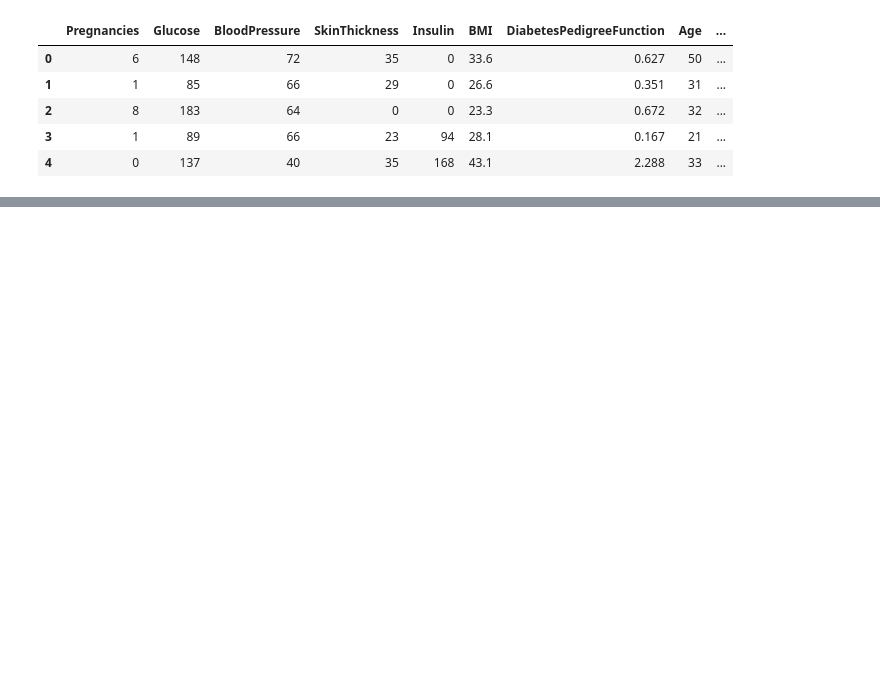
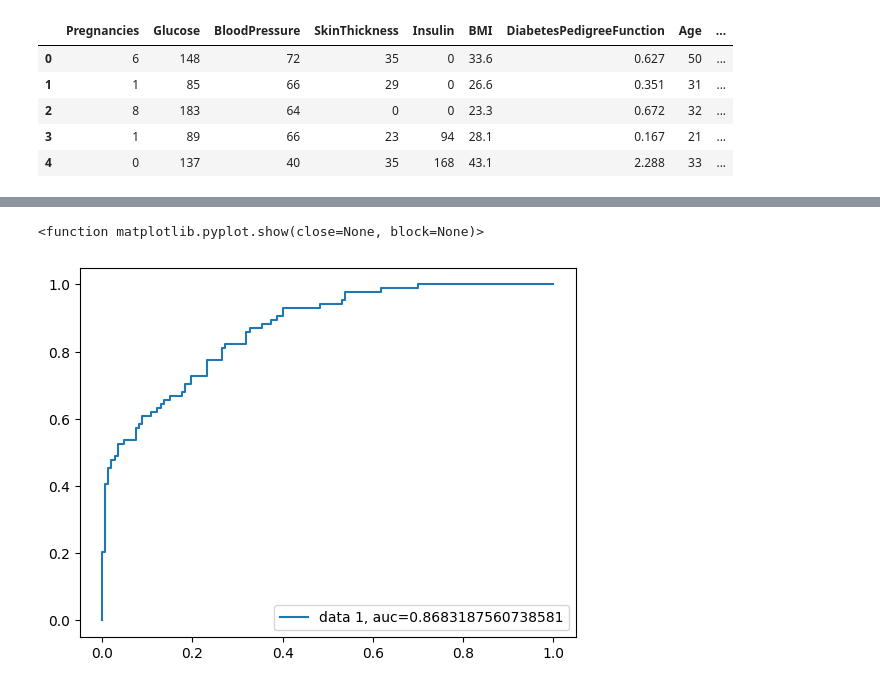
Before and after one commit to MUHAMMADFAWWAZWIYOGA/DIF2130_A_25_2311532019, a Jupyter notebook: Pratikum2/SimpleLinearRegression.ipynb, the cells around one changed output, grey strips where cells are left out. Saved outputs shown, nothing was run; the diff lists cells and outputs as text; code cells hidden in the pictures; blank space fills up the shorter version.

```diff
--- a/Pratikum2/SimpleLinearRegression.ipynb
+++ b/Pratikum2/SimpleLinearRegression.ipynb
@@ -39,0 +24,28 @@ diabetes.describe()
+# %%
+# prompt: BUATKAN X SHAPE KOLOM MENJADI 7
+
+import pandas as pd
+from pandas import read_csv
+import warnings
+
+warnings.filterwarnings('always')
+warnings.filterwarnings('ignore')
+
+dataset_url= '/content/diabetes.csv'
+df = pd.read_csv(dataset_url)
+
+# Select features and target variable
+features_cols = ['Pregnancies', 'Glucose', 'BloodPressure', 'Insulin', 'BMI', 'DiabetesPedigreeFunction','Age']
+X = df[features_cols]
+y = df.Outcome
+
+# No need to reshape x to 7 columns.  The provided code already creates 'x'
+# as a DataFrame with 7 columns based on 'features_cols'.
+# If you intended to reshape the data in some way (e.g. to a 7xN matrix),
+# please provide further specifics.  For example:
+#  - Are you trying to create 7 equally sized subsets of the data?
+#  - Are you looking to reduce the dimensionality of the data in some way?
+#  - etc.
+
+
+print(x.shape) # This will show the current shape of x
@@ -52,0 +126,10 @@ diabetes.tail()
+# %%
+y_pred_proba = logreg.predict_proba(Xtest)[::,1]
+fpr, tpr, _ = metrics.roc_curve(ytest, y_pred_proba)
+auc = metrics.roc_auc_score(ytest, y_pred_proba)
+plt.plot(fpr,tpr,label="data 1, auc="+str(auc))
+plt.legend(loc=4)
+plt.show
+# %% [output]
+<function matplotlib.pyplot.show(close=None, block=None)>
+[figure, added]
```
Also changed, not shown: parts of 13 cells of this notebook.
